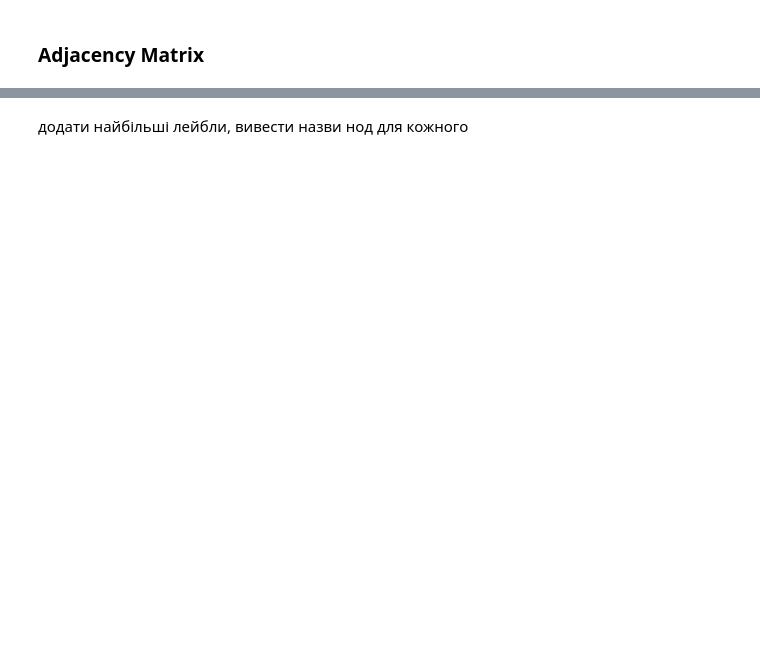
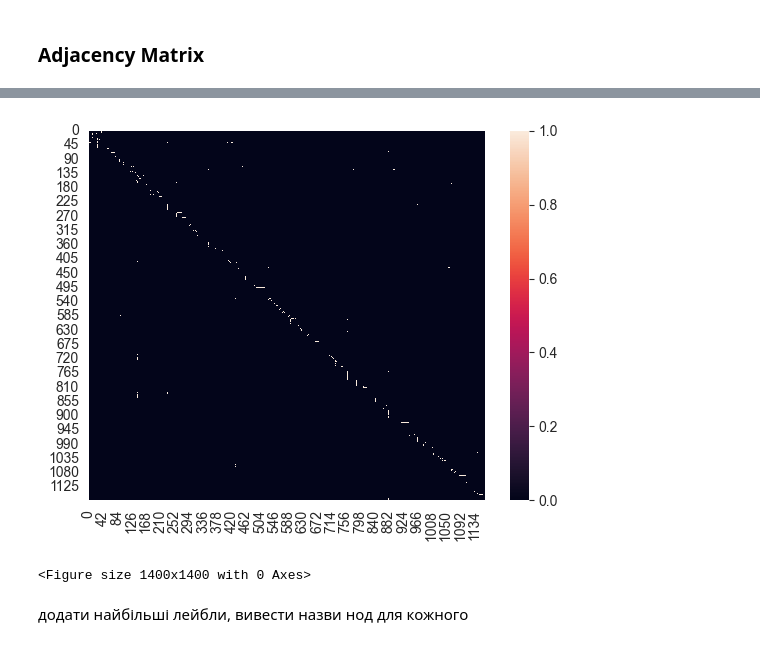
Before and after one commit to yeremeieva/NeuroKG, a Jupyter notebook: notebooks/kg_metrics.ipynb, the cells around one changed output, grey strips where cells are left out. Cells and saved outputs as stored; diff of their text form; code cells hidden in the pictures; blank space fills up the shorter version.

Commit message:
Finished working on adjacency_matrix

```diff
--- a/notebooks/kg_metrics.ipynb
+++ b/notebooks/kg_metrics.ipynb
@@ -98,0 +90,10 @@ print(matrix[:10])
+# %%
+adjacency_matrix = np.zeros((len(nodes_names_list),len(nodes_names_list)), dtype=int)
+# %%
+for i, node1 in enumerate(nodes_names_list):
+    for elem in matrix:
+        if elem['node1_id'] == node1:
+            for j, node2 in enumerate(nodes_names_list):
+                if elem['node2_id'] == node2:
+                    adjacency_matrix[i][j] = 1
+                    adjacency_matrix[j][i] = 1
@@ -99,2 +118,8 @@ print(matrix[:10])
+# %%
+ax = sns.heatmap(adjacency_matrix)
+plt.show()
+# %% [output]
+[figure, added]
+<Figure size 1400x1400 with 0 Axes>
 # %% [markdown]
 додати найбільші лейбли, вивести назви нод для кожного
```
Also changed, not shown: parts of 5 cells of this notebook, 2 other files.
